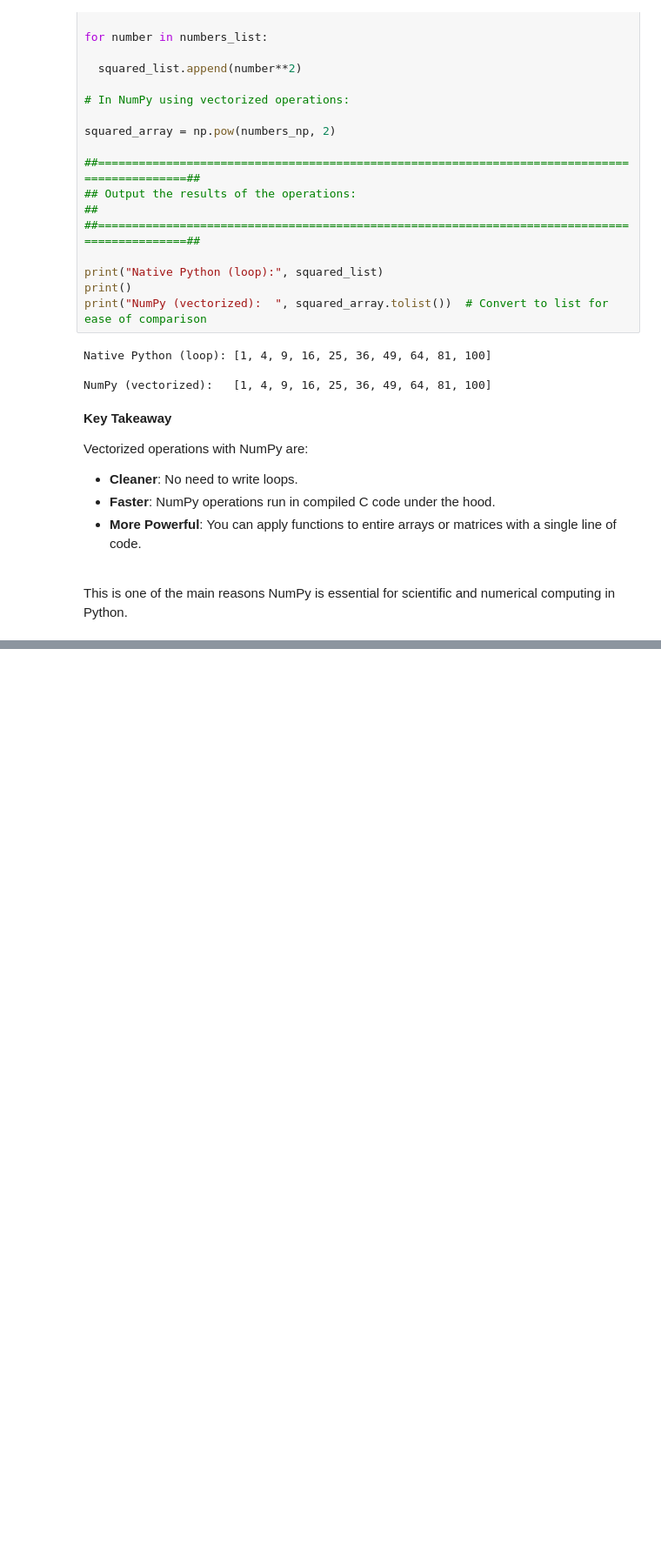
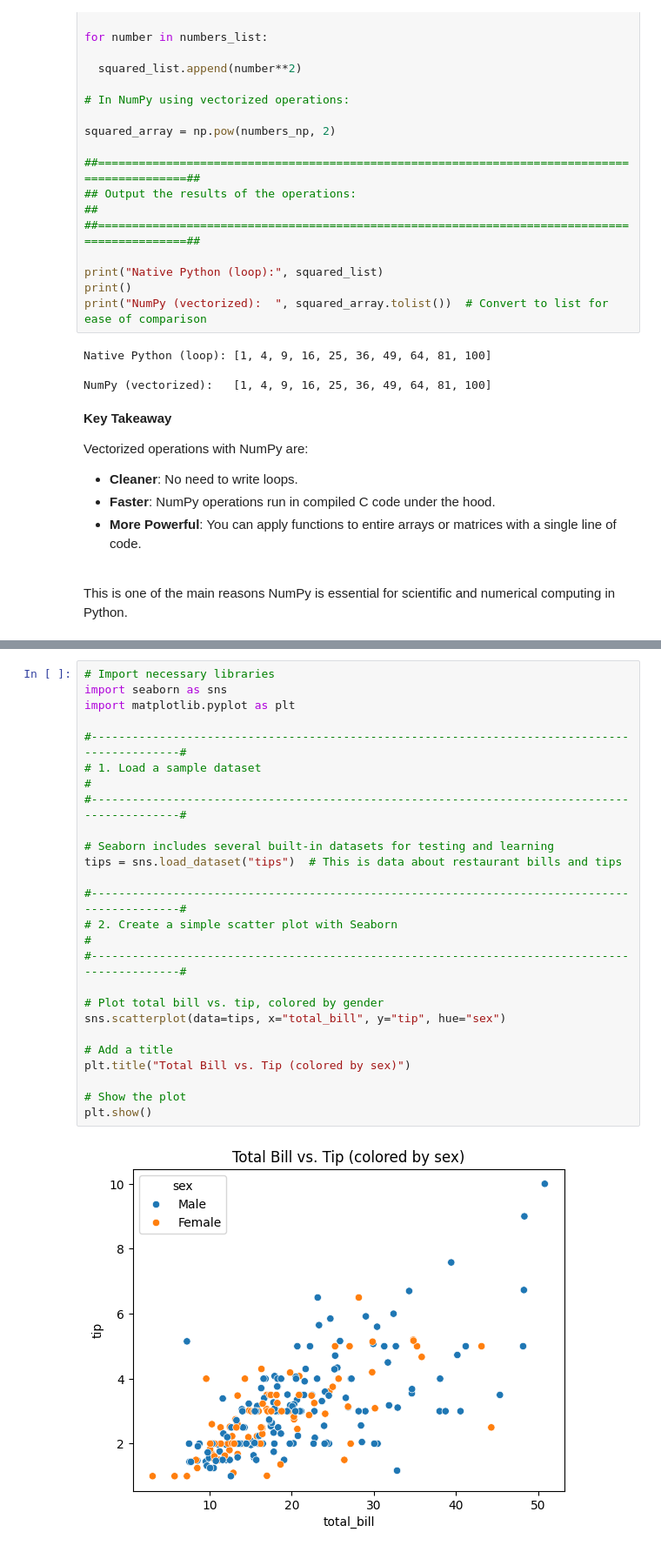
Before and after one commit to dr-bankert-augustana/PHYS_200, a Jupyter notebook: Lessons/Module_1/PHYS_200_Lesson_1_3.ipynb, the cells around one changed output, grey strips where cells are left out. Shown: that part at 87% size. Cells and saved outputs as stored; diff of their text form; blank space fills up the shorter version.

```diff
--- a/Lessons/Module_1/PHYS_200_Lesson_1_3.ipynb
+++ b/Lessons/Module_1/PHYS_200_Lesson_1_3.ipynb
@@ -402,0 +628,26 @@ This is one of the main reasons NumPy is essential for scientific and numerical
+# %%
+# Import necessary libraries
+import seaborn as sns
+import matplotlib.pyplot as plt
+
+#---------------------------------------------------------------------------------------------#
+# 1. Load a sample dataset                                                                     #
+#---------------------------------------------------------------------------------------------#
+
+# Seaborn includes several built-in datasets for testing and learning
+tips = sns.load_dataset("tips")  # This is data about restaurant bills and tips
+
+#---------------------------------------------------------------------------------------------#
+# 2. Create a simple scatter plot with Seaborn                                                 #
+#---------------------------------------------------------------------------------------------#
+
+# Plot total bill vs. tip, colored by gender
+sns.scatterplot(data=tips, x="total_bill", y="tip", hue="sex")
+
+# Add a title
+plt.title("Total Bill vs. Tip (colored by sex)")
+
+# Show the plot
+plt.show()
+# %% [output]
+[figure, added]
```
Also changed, not shown: parts of 13 cells of this notebook.
